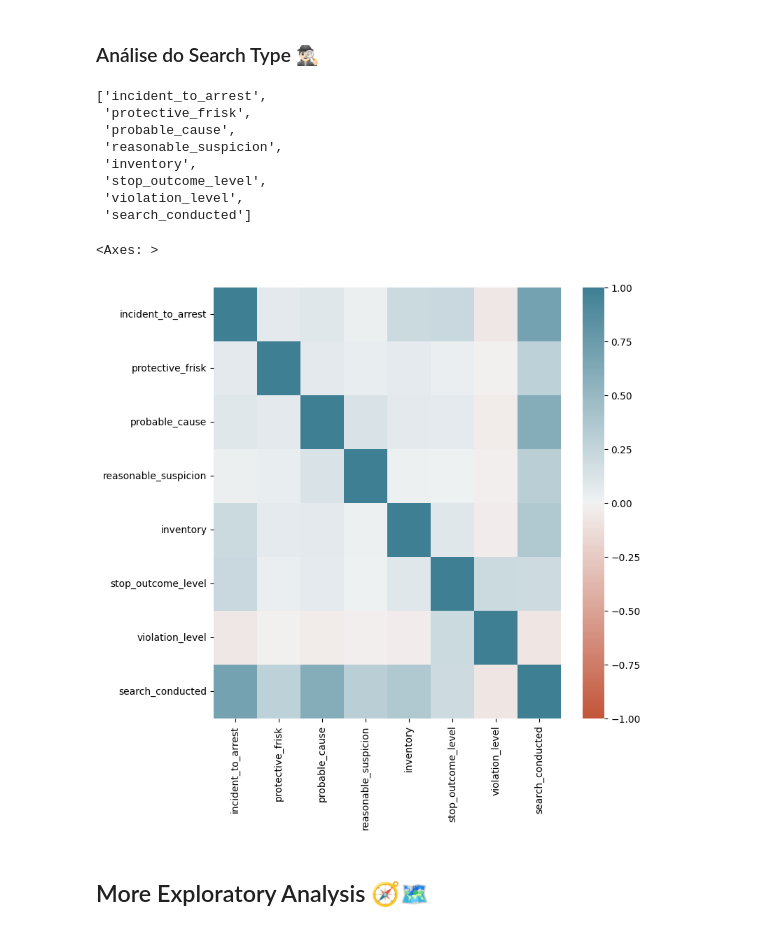
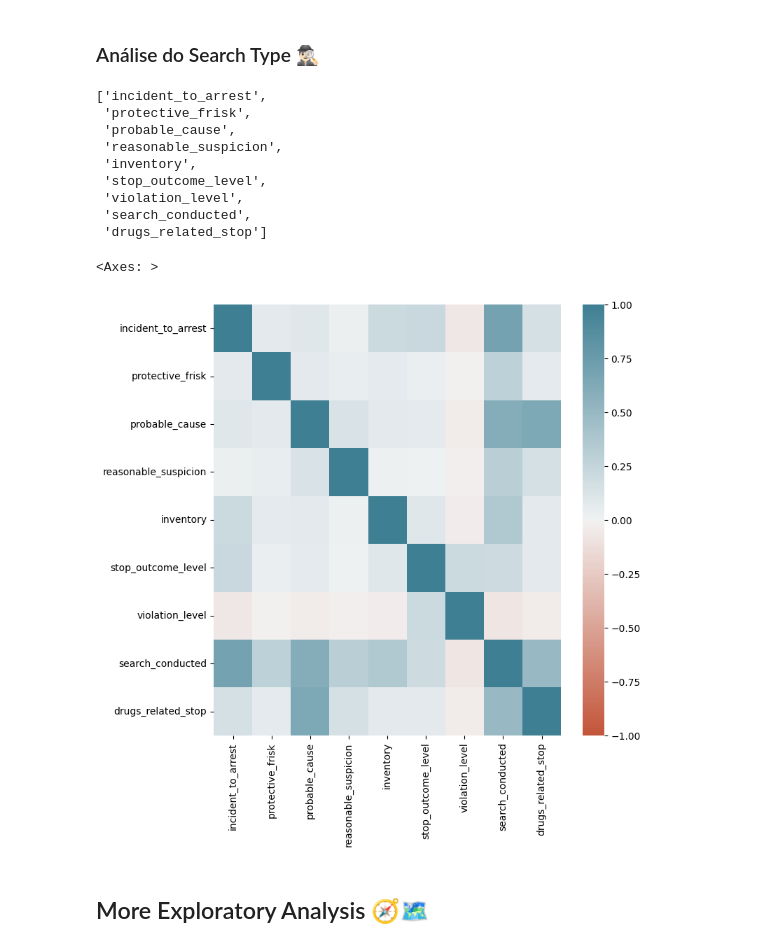
Before and after one commit to GUILN/masters-data-science, a Jupyter notebook: notebooks/trabalho_data_science_etl.ipynb, the cells around one changed output. Cells and saved outputs as stored; diff of their text form; code cells hidden in the pictures.

```diff
--- a/notebooks/trabalho_data_science_old.ipynb
+++ b/notebooks/trabalho_data_science_etl.ipynb
@@ -413,32 +402,34 @@ featured_df.groupby("violation_raw")["stop_outcome_level"].median().plot(
 # %%
 search_type_df_pearson = search_type_df.copy()
 
 features_of_interest = encoded_search_type_features
 for f in [
     "stop_outcome_level",
     "violation_level",
     "search_conducted",
+    "drugs_related_stop",
 ]:
     features_of_interest.append(f)
 
 display(features_of_interest)
 search_type_df_pearson = search_type_df_pearson[features_of_interest]
 
 plt.rcParams["figure.figsize"] = (8, 8)
 sns.heatmap(
     search_type_df_pearson.corr(), vmin=-1, vmax=1, cmap=sns.diverging_palette(20, 220, as_cmap=True)
 )
 # %% [output]
 ['incident_to_arrest',
  'protective_frisk',
  'probable_cause',
  'reasonable_suspicion',
  'inventory',
  'stop_outcome_level',
  'violation_level',
- 'search_conducted']
+ 'search_conducted',
+ 'drugs_related_stop']
 <Axes: >
-[figure, old version]
+[figure, new version]
 # %% [markdown]
 ## More Exploratory Analysis 🧭🗺️
 # %%
```
Also changed, not shown: parts of 13 cells of this notebook, 1 other file.
